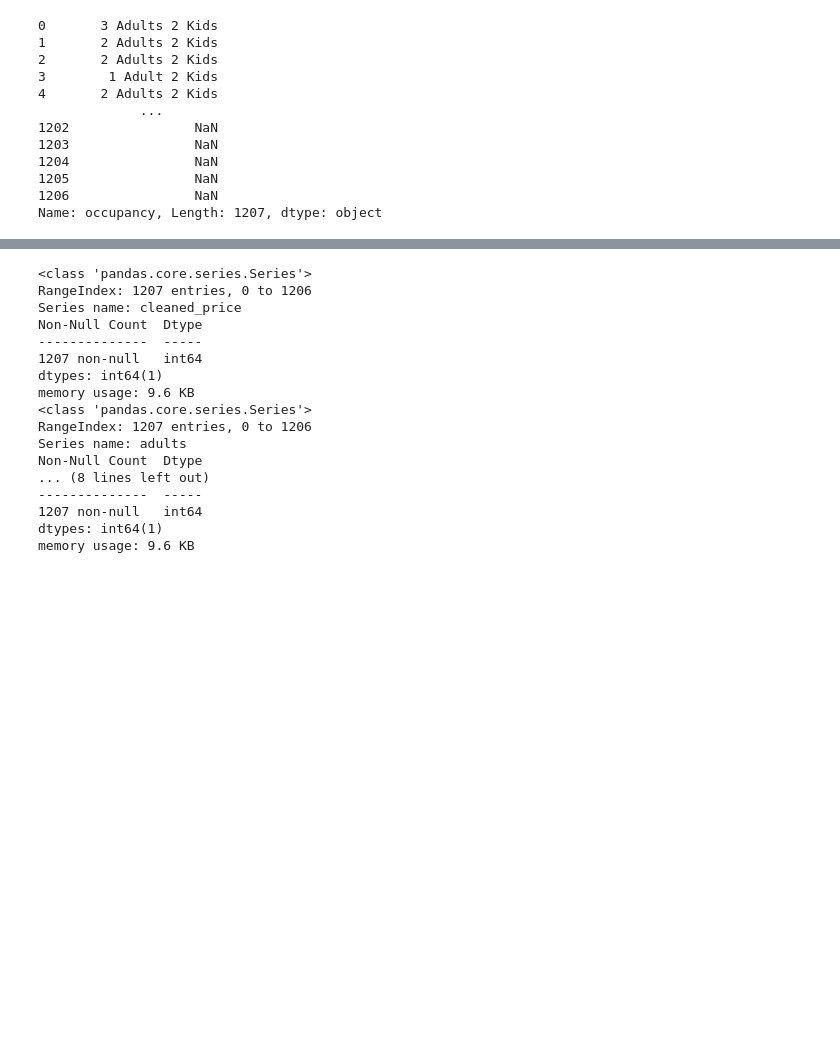
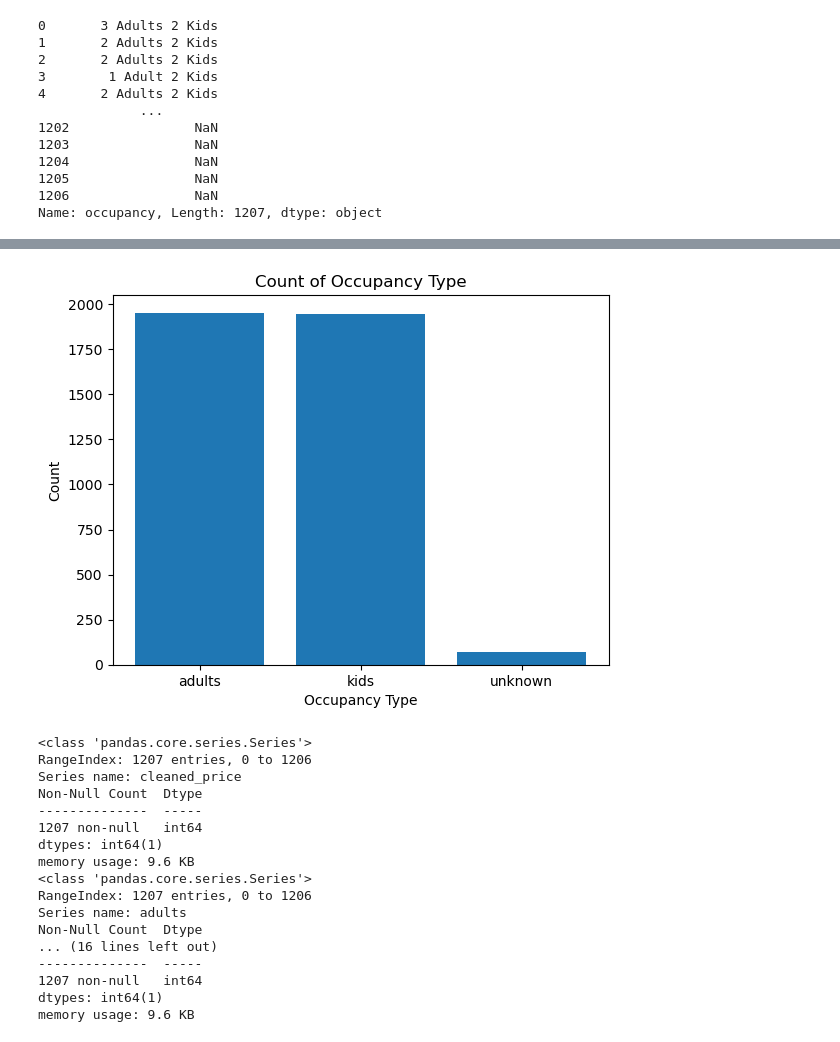
Before and after one commit to JustinTham511/imt574final, a Jupyter notebook: mi_notebook.ipynb, the cells around one changed output, grey strips where cells are left out. Saved outputs shown, nothing was run; the diff lists cells and outputs as text; code cells hidden in the pictures; blank space fills up the shorter version.

Commit message:
Added in eda and handle unknown values in linear regression model.

```diff
--- a/mi_notebook.ipynb
+++ b/mi_notebook.ipynb
@@ -53,6 +55,11 @@ print(df['occupancy'])
 1206                NaN
 Name: occupancy, Length: 1207, dtype: object
 # %%
-df[['adults', 'kids']] = df['occupancy'].str.extract(r'(?i)(\d+) adults?\s*(\d*) kids?')
-df[['adults', 'kids']] = df[['adults', 'kids']].apply(pd.to_numeric, errors='coerce').fillna(0).astype(int)
+# df[['adults', 'kids']] = df['occupancy'].str.extract(r'(?i)(\d+) adults?\s*(\d*) kids?')
+# df[['adults', 'kids']] = df[['adults', 'kids']].apply(pd.to_numeric, errors='coerce').fillna(0).astype(int)
+
+df['adults'] = df['occupancy'].str.extract(r'(\d+) Adults?').fillna(0).astype(int)
+df['kids'] = df['occupancy'].str.extract(r'(\d+) Kids?').fillna(0).astype(int)
+df['missing_occupancy'] = df['occupancy'].isna().astype(int)
+
 # df.head()
@@ -59,3 +81,18 @@ df[['adults', 'kids']] = df[['adults', 'kids']].apply(pd.to_numeric, errors='coe
+# %%
+# EDA for occupancy
+adult_count = df['adults'].sum()
+kid_count = df['kids'].sum()
+unknown_count = df['missing_occupancy'].sum()
+counts = [adult_count, kid_count, unknown_count]
+occupancy_type = ['adults', 'kids', 'unknown']
+
+plt.bar(occupancy_type, counts)
+plt.xlabel('Occupancy Type')
+plt.ylabel('Count')
+plt.title('Count of Occupancy Type')
+plt.show()
+# %% [output]
+[figure, added]
 # %%
 # How does occupancy affect the room price of a property?
 # Linear regression
@@ -67,6 +102,7 @@ import statsmodels.api as sm
 df['cleaned_price'].info()
 df['adults'].info()
 df['kids'].info()
+df['missing_occupancy'].info()
 # %% [output]
 <class 'pandas.core.series.Series'>
 RangeIndex: 1207 entries, 0 to 1206
@@ -80,7 +116,7 @@ memory usage: 9.6 KB
 RangeIndex: 1207 entries, 0 to 1206
 Series name: adults
 Non-Null Count  Dtype
-... (8 lines left out)
+... (16 lines left out)
 --------------  -----
 1207 non-null   int64
 dtypes: int64(1)
```
Also changed, not shown: parts of 8 cells of this notebook.
